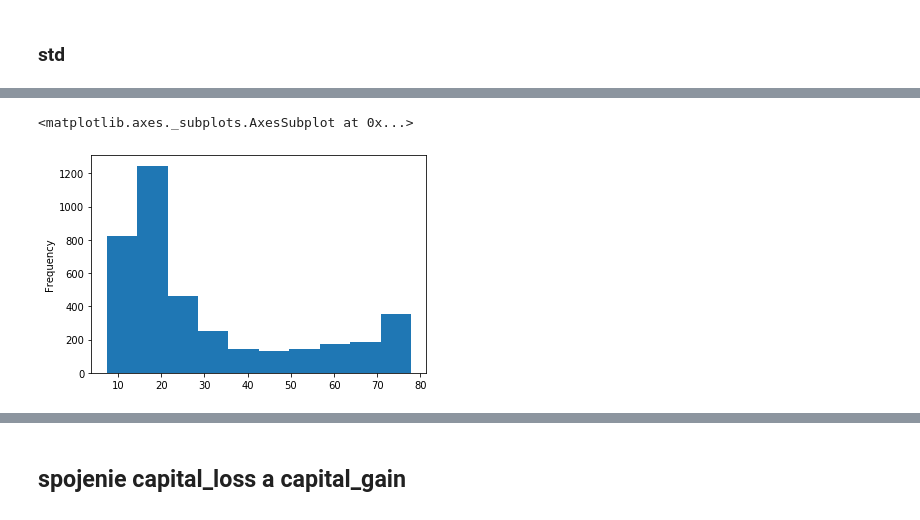
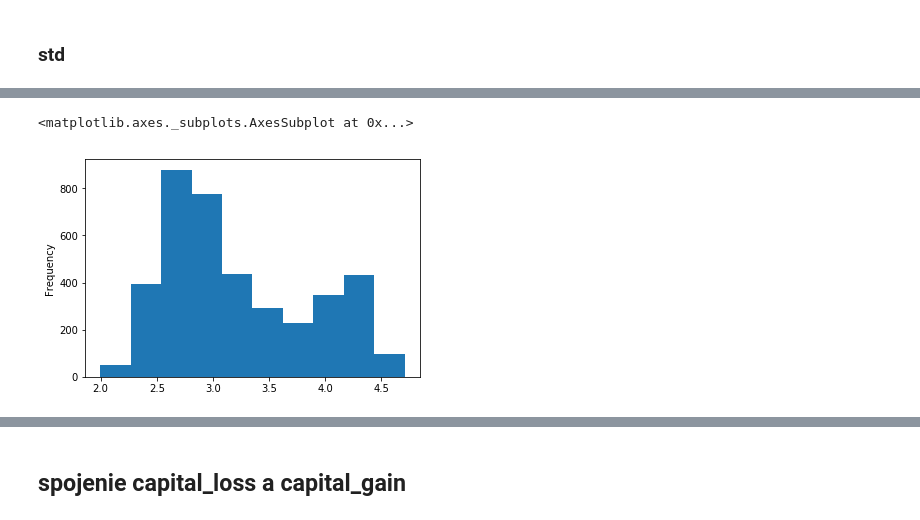
Before and after one commit to Gugliar/IAU-projekt, a Jupyter notebook: IAU_z2_Tibensky_Jedinak.ipynb, the cells around one changed output, grey strips where cells are left out. Drawn from its saved outputs; the diff is of its cells as text; code cells hidden in the pictures.

```diff
--- a/IAU_z2_Tibensky_Jedinak.ipynb
+++ b/IAU_z2_Tibensky_Jedinak.ipynb
@@ -594,5 +637,5 @@ sns.boxplot('mean_oxygen', data=data)
 # %%
-dff= data["mean_oxygen"].clip( upper=data["mean_oxygen"].quantile(0.95))
-dff.plot(kind="hist")
+data["mean_oxygen"]= np.cbrt(data["mean_oxygen"])
+data["mean_oxygen"].plot(kind="hist")
 # %% [output]
 <matplotlib.axes._subplots.AxesSubplot at 0x...>
@@ -603,6 +648,8 @@ dff.plot(kind="hist")
 data["kurtosis_oxygen"].isnull().sum()
 # %% [output]
 1
+# %%
+data.fillna({'kurtosis_oxygen':data['kurtosis_oxygen'].mean()}, inplace = True)
 # %%
 data["kurtosis_oxygen"].plot(kind="hist")
 data["kurtosis_oxygen"].describe()
@@ -625,5 +672,5 @@ sns.boxplot('kurtosis_oxygen', data=data)
 # %%
-dff= data["kurtosis_oxygen"].clip( upper=data["kurtosis_oxygen"].quantile(0.95))
-dff.plot(kind="hist")
+data["kurtosis_oxygen"] = data["kurtosis_oxygen"].clip( upper=data["kurtosis_oxygen"].quantile(0.95))
+data["kurtosis_oxygen"].plot(kind="hist")
 # %% [output]
 <matplotlib.axes._subplots.AxesSubplot at 0x...>
@@ -637,3 +684,9 @@ data["std_oxygen"].isnull().sum()
+# %%
+df = data[data["std_oxygen"].isnull()]
+dfAge = df.iloc[0]['age']
+df_fill = data.loc[data["age"] == dfAge]
+fillAvg = df_fill['std_oxygen'].mean()
+data.fillna({'std_oxygen':fillAvg}, inplace = True)
 # %%
 data["std_oxygen"].plot(kind="hist")
 data["std_oxygen"].describe()
@@ -656,9 +709,9 @@ sns.boxplot('std_oxygen', data=data)
 # %%
-dff= data["std_oxygen"].clip( upper=data["std_oxygen"].quantile(0.95))
-dff.plot(kind="hist")
+data["std_oxygen"]= np.log(data["std_oxygen"])
+data["std_oxygen"].plot(kind="hist")
 # %% [output]
 <matplotlib.axes._subplots.AxesSubplot at 0x...>
-[figure, old version]
+[figure, new version]
 # %%
 data.info()
 # %% [output]
```
Also changed, not shown: parts of 72 cells of this notebook, 1 other file.
